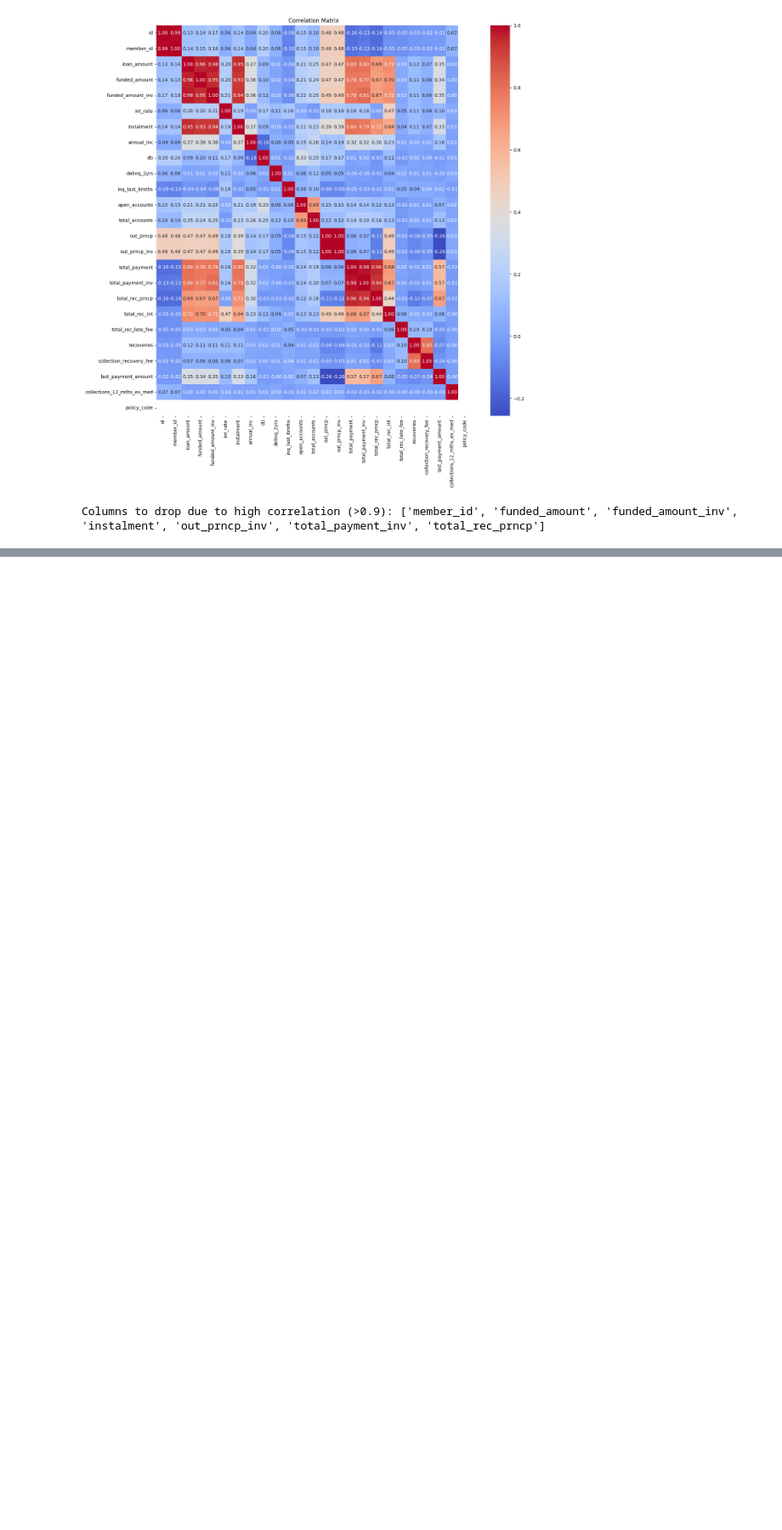
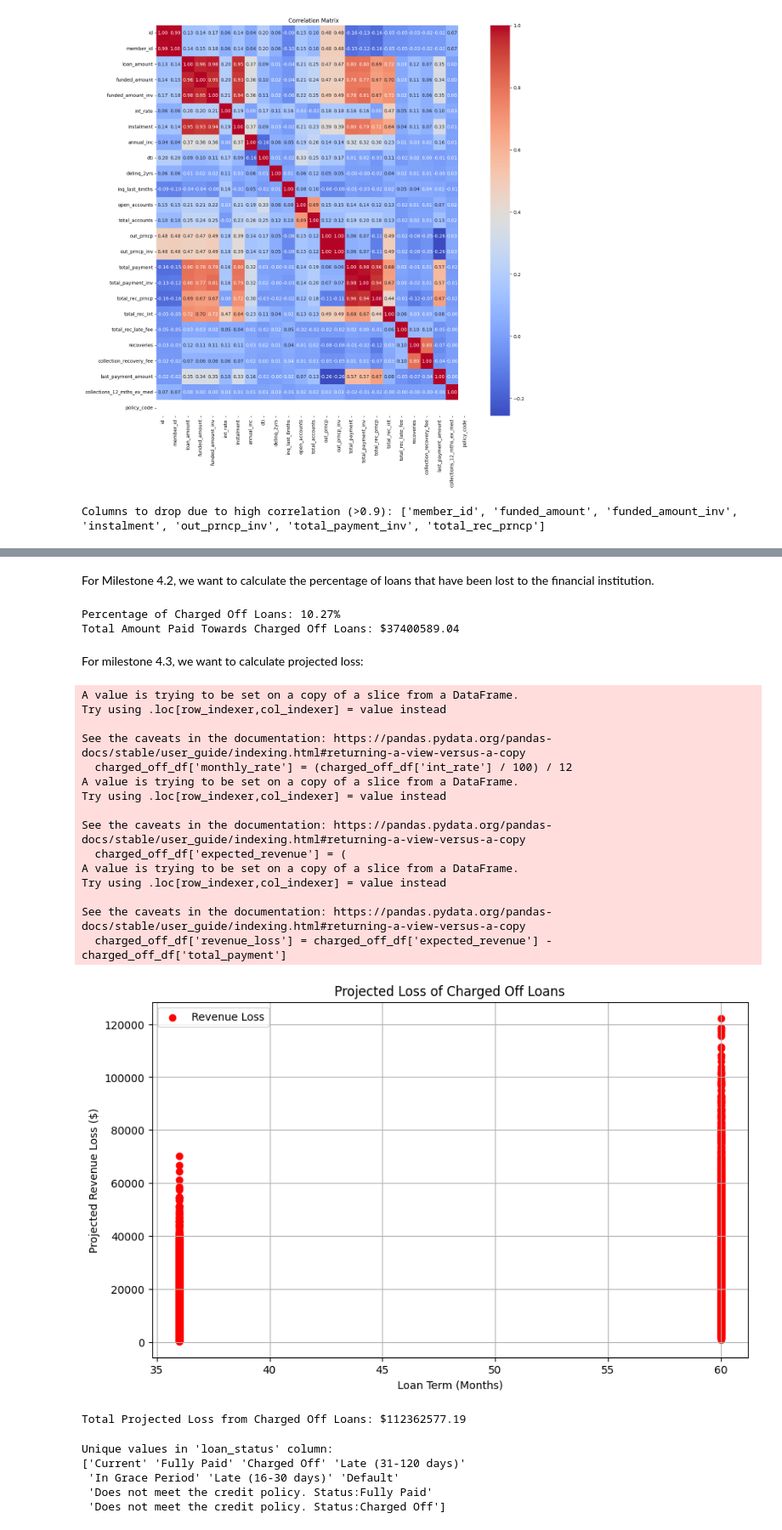
Before and after one commit to eliasdjaoui/exploratory-data-analysis---customer-loans-in-finance400, a Jupyter notebook: main.ipynb, the cells around one changed output, grey strips where cells are left out. Shown: that part at 85% size. Drawn from its saved outputs; the diff is of its cells as text; code cells hidden in the pictures; blank space fills up the shorter version.

Commit message:
Finalisation of Milestone 4

```diff
--- a/main.ipynb
+++ b/main.ipynb
@@ -15,0 +68,79 @@ Columns to drop due to high correlation (>0.9): ['member_id', 'funded_amount', '
+# %% [markdown]
+For Milestone 4.2, we want to calculate the percentage of loans that have been lost to the financial institution.
+# %%
+# Percentage of loans indicated as being charged off
+
+# Step 1: Filter for Charged Off loans
+charged_off_df = df_clean[df_clean['loan_status'] == 'Charged Off']
+
+# Step 2: Calculate the percentage of Charged Off loans
+total_loans = len(df_clean)
+charged_off_loans = len(charged_off_df)
+percentage_charged_off = (charged_off_loans / total_loans) * 100
+
+# Step 3: Calculate the total amount paid towards Charged Off loans
+total_paid_charged_off = charged_off_df['total_payment'].sum()
+
+# Step 4: Display Results
+print(f"Percentage of Charged Off Loans: {percentage_charged_off:.2f}%")
+print(f"Total Amount Paid Towards Charged Off Loans: ${total_paid_charged_off:.2f}")
+# %% [output]
+Percentage of Charged Off Loans: 10.27%
+Total Amount Paid Towards Charged Off Loans: $37400589.04
+# %% [markdown]
+For milestone 4.3, we want to calculate projected loss:
+# %%
+# Convert annual interest rate to monthly rate
+charged_off_df['monthly_rate'] = (charged_off_df['int_rate'] / 100) / 12
+
+# Calculate Expected Revenue
+charged_off_df['expected_revenue'] = (
+    charged_off_df['loan_amount'] *
+    ((1 + charged_off_df['monthly_rate']) ** charged_off_df['term'])
+)
+
+# Calculate Revenue Loss
+charged_off_df['revenue_loss'] = charged_off_df['expected_revenue'] - charged_off_df['total_payment']
+
+# Prepare data for visualization
+plt.figure(figsize=(10, 6))
+plt.scatter(charged_off_df['term'], charged_off_df['revenue_loss'], color='red', label='Revenue Loss')
+plt.title('Projected Loss of Charged Off Loans')
+plt.xlabel('Loan Term (Months)')
+plt.ylabel('Projected Revenue Loss ($)')
+plt.legend()
+plt.grid(True)
+plt.show()
+
+# Print results
+total_projected_loss = charged_off_df['revenue_loss'].sum()
+print(f"Total Projected Loss from Charged Off Loans: ${total_projected_loss:.2f}")
+# %% [output]
+A value is trying to be set on a copy of a slice from a DataFrame.
+Try using .loc[row_indexer,col_indexer] = value instead
+
+See the caveats in the documentation: https://pandas.pydata.org/pandas-docs/stable/user_guide/indexing.html#returning-a-view-versus-a-copy
+  charged_off_df['monthly_rate'] = (charged_off_df['int_rate'] / 100) / 12
+A value is trying to be set on a copy of a slice from a DataFrame.
+Try using .loc[row_indexer,col_indexer] = value instead
+
+See the caveats in the documentation: https://pandas.pydata.org/pandas-docs/stable/user_guide/indexing.html#returning-a-view-versus-a-copy
+  charged_off_df['expected_revenue'] = (
+A value is trying to be set on a copy of a slice from a DataFrame.
+Try using .loc[row_indexer,col_indexer] = value instead
+
+See the caveats in the documentation: https://pandas.pydata.org/pandas-docs/stable/user_guide/indexing.html#returning-a-view-versus-a-copy
+  charged_off_df['revenue_loss'] = charged_off_df['expected_revenue'] - charged_off_df['total_payment']
+[figure, added]
+Total Projected Loss from Charged Off Loans: $112362577.19
+# %%
+# Print unique values in the 'loan_status' column
+unique_loan_statuses = df_clean['loan_status'].unique()
+print("Unique values in 'loan_status' column:")
+print(unique_loan_statuses)
+# %% [output]
+Unique values in 'loan_status' column:
+['Current' 'Fully Paid' 'Charged Off' 'Late (31-120 days)'
+ 'In Grace Period' 'Late (16-30 days)' 'Default'
+ 'Does not meet the credit policy. Status:Fully Paid'
+ 'Does not meet the credit policy. Status:Charged Off']
```
Also changed, not shown: parts of 11 cells of this notebook, 2 other files.
